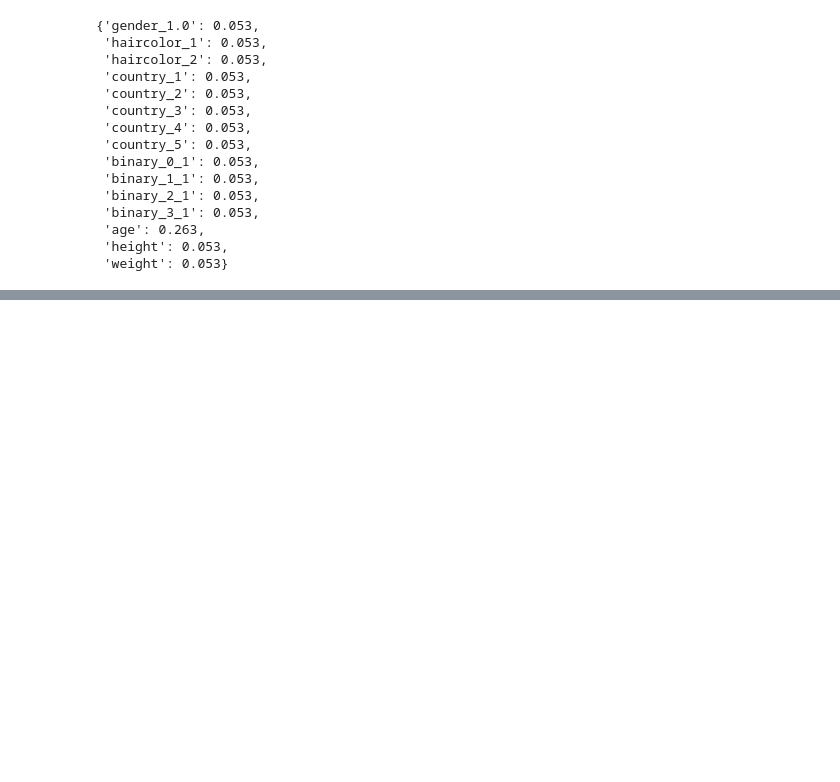
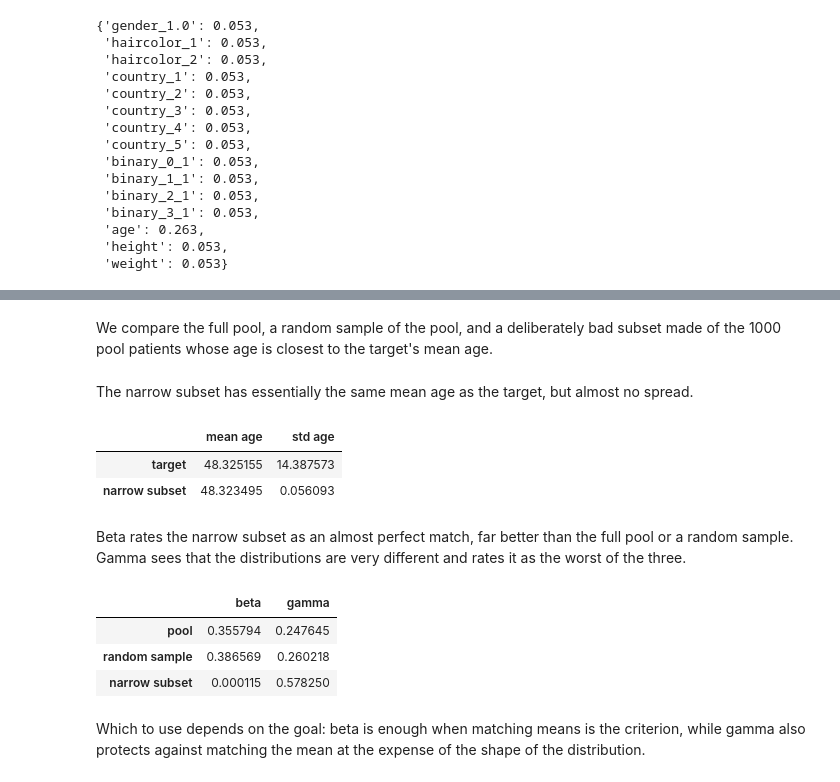
Before and after one commit to Bayer-Group/pybalance, a Jupyter notebook: sphinx/demos/core_02_balance_calculators.ipynb, the cells around one changed output, grey strips where cells are left out. Saved outputs shown, nothing was run; the diff lists cells and outputs as text; code cells hidden in the pictures; blank space fills up the shorter version.

```diff
--- a/sphinx/demos/core_02_balance_calculators.ipynb
+++ b/sphinx/demos/core_02_balance_calculators.ipynb
@@ -187,0 +170,42 @@ Generation 90 / Best distance found 0.207
+# %%
+age_only = {feature: 0 for feature in m.headers.all}
+age_only['age'] = 1
+
+beta_age_only = BetaBalance(m, feature_weights=age_only)
+gamma_age_only = GammaBalance(m, feature_weights=age_only)
+# %% [markdown]
+We compare the full pool, a random sample of the pool, and a deliberately bad subset made of the 1000 pool patients whose age is closest to the target's mean age.
+# %%
+narrow = pool.loc[(pool['age'] - target['age'].mean()).abs().nsmallest(1000).index]
+random_sample = pool.sample(n=1000, random_state=0)
+# %% [markdown]
+The narrow subset has essentially the same mean age as the target, but almost no spread.
+# %%
+pd.DataFrame(
+    {
+        'mean age': [target['age'].mean(), narrow['age'].mean()],
+        'std age': [target['age'].std(), narrow['age'].std()],
+    },
+    index=['target', 'narrow subset'],
+)
+# %% [output]
+|  | mean age | std age |
+| target | 48.325155 | 14.387573 |
+| narrow subset | 48.323495 | 0.056093 |
+# %% [markdown]
+Beta rates the narrow subset as an almost perfect match, far better than the full pool or a random sample. Gamma sees that the distributions are very different and rates it as the worst of the three.
+# %%
+pd.DataFrame(
+    {
+        'beta': [float(beta_age_only.distance(s)) for s in (pool, random_sample, narrow)],
+        'gamma': [float(gamma_age_only.distance(s)) for s in (pool, random_sample, narrow)],
+    },
+    index=['pool', 'random sample', 'narrow subset'],
+)
+# %% [output]
+|  | beta | gamma |
+| pool | 0.355794 | 0.247645 |
+| random sample | 0.386569 | 0.260218 |
+| narrow subset | 0.000115 | 0.578250 |
+# %% [markdown]
+Which to use depends on the goal: beta is enough when matching means is the criterion, while gamma also protects against matching the mean at the expense of the shape of the distribution.
```
Also changed, not shown: parts of 22 cells of this notebook, 5 other files.
